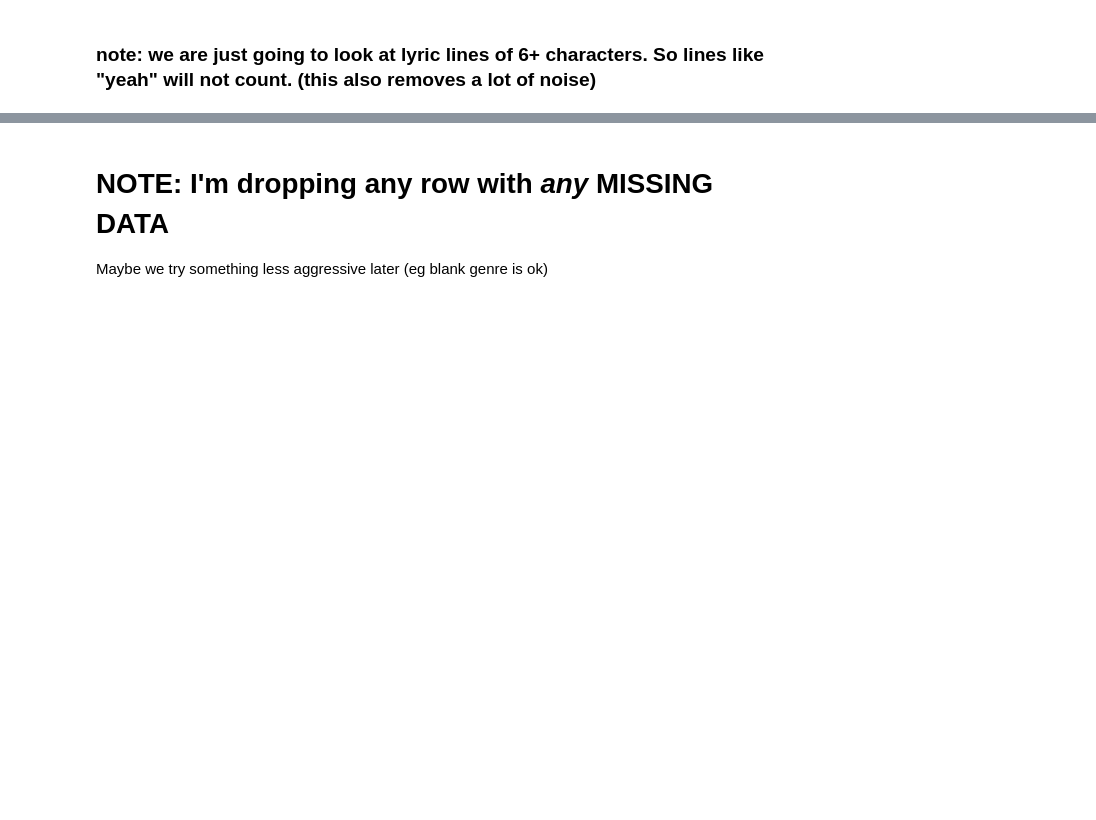
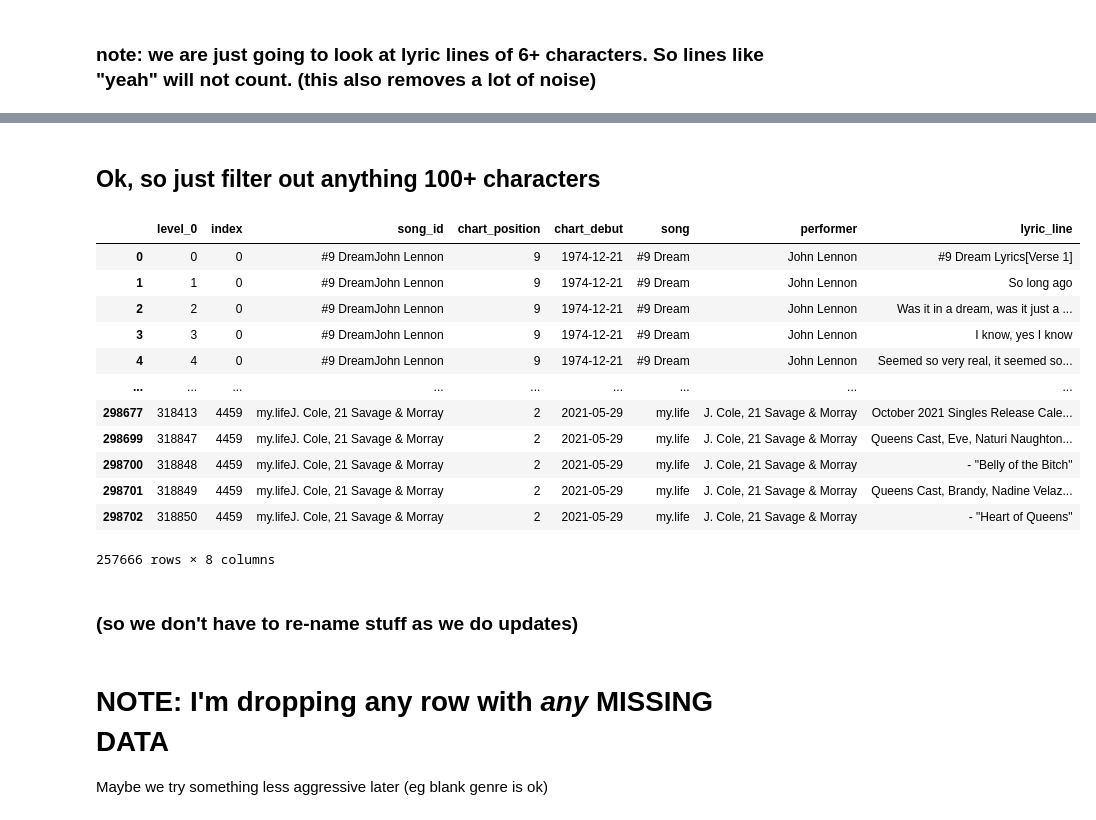
Before and after one commit to davidnmora/billboard-lyric-exploration, a Jupyter notebook: 3 DONE RIGHT Split lyrics by line then clean.ipynb, the cells around one changed output, grey strips where cells are left out. Drawn from its saved outputs; the diff is of its cells as text; code cells hidden in the pictures; blank space fills up the shorter version.

```diff
--- a/3 DONE RIGHT Split lyrics by line then clean.ipynb
+++ b/3 DONE RIGHT Split lyrics by line then clean.ipynb
@@ -104,0 +156,23 @@ with_even_more_filters = with_more_filters[
+# %% [markdown]
+## Ok, so just filter out anything 100+ characters
+# %%
+with_long_lyrics_removed = with_even_more_filters[
+    with_even_more_filters['lyric_line'].str.len() < 100
+]
+with_long_lyrics_removed
+# %% [output]
+|  | level_0 | index | song_id | chart_position | chart_debut | song | performer | lyric_line |
+| 0 | 0 | 0 | #9 DreamJohn Lennon | 9 | 1974-12-21 | #9 Dream | John Lennon | #9 Dream Lyrics[Verse 1] |
+| 1 | 1 | 0 | #9 DreamJohn Lennon | 9 | 1974-12-21 | #9 Dream | John Lennon | So long ago |
+| 2 | 2 | 0 | #9 DreamJohn Lennon | 9 | 1974-12-21 | #9 Dream | John Lennon | Was it in a dream, was it just a ... |
+| 3 | 3 | 0 | #9 DreamJohn Lennon | 9 | 1974-12-21 | #9 Dream | John Lennon | I know, yes I know |
+| 4 | 4 | 0 | #9 DreamJohn Lennon | 9 | 1974-12-21 | #9 Dream | John Lennon | Seemed so very real, it seemed so... |
+| ... | ... | ... | ... | ... | ... | ... | ... | ... |
+| 298677 | 318413 | 4459 | my.lifeJ. Cole, 21 Savage & Morray | 2 | 2021-05-29 | my.life | J. Cole, 21 Savage & Morray | October 2021 Singles Release Cale... |
+| 298699 | 318847 | 4459 | my.lifeJ. Cole, 21 Savage & Morray | 2 | 2021-05-29 | my.life | J. Cole, 21 Savage & Morray | Queens Cast, Eve, Naturi Naughton... |
+| 298700 | 318848 | 4459 | my.lifeJ. Cole, 21 Savage & Morray | 2 | 2021-05-29 | my.life | J. Cole, 21 Savage & Morray | - "Belly of the Bitch" |
+| 298701 | 318849 | 4459 | my.lifeJ. Cole, 21 Savage & Morray | 2 | 2021-05-29 | my.life | J. Cole, 21 Savage & Morray | Queens Cast, Brandy, Nadine Velaz... |
+| 298702 | 318850 | 4459 | my.lifeJ. Cole, 21 Savage & Morray | 2 | 2021-05-29 | my.life | J. Cole, 21 Savage & Morray | - "Heart of Queens" |
+257666 rows × 8 columns
+# %% [markdown]
+### (so we don't have to re-name stuff as we do updates)
```
Also changed, not shown: parts of 10 cells of this notebook.
